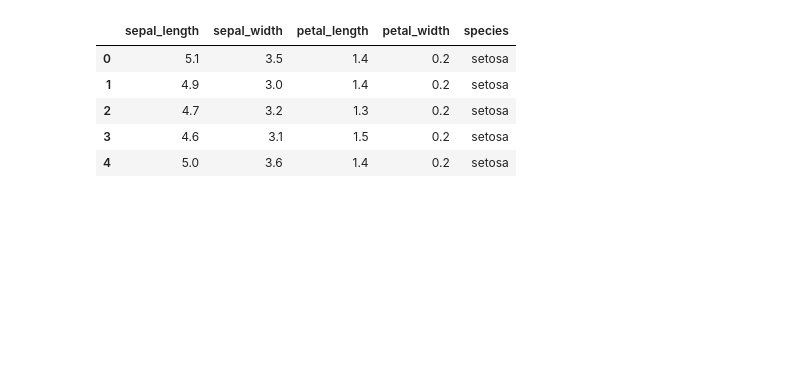
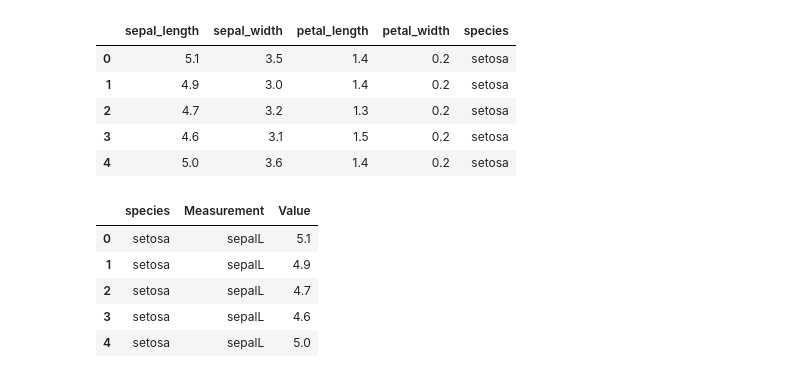
Before and after one commit to robkravec/sta-663-2021, a Jupyter notebook: notebooks/copies/exercises/S05_Exercises.ipynb, the cells around one changed output. Drawn from its saved outputs; the diff is of its cells as text; code cells hidden in the pictures; blank space fills up the shorter version.

```diff
--- a/notebooks/copies/exercises/S05_Exercises.ipynb
+++ b/notebooks/copies/exercises/S05_Exercises.ipynb
@@ -17,3 +20,16 @@ iris.head()
 | 2 | 4.7 | 3.2 | 1.3 | 0.2 | setosa |
 | 3 | 4.6 | 3.1 | 1.5 | 0.2 | setosa |
 | 4 | 5.0 | 3.6 | 1.4 | 0.2 | setosa |
+# %%
+# Melt dataframe, and rename Measurements to be shorter
+iris_melt = pd.melt(frame = iris, id_vars = 'species', var_name = "Measurement", value_name = "Value")
+iris_melt.Measurement = iris_melt.Measurement.str.replace(pat = '_length', repl = 'L')
+iris_melt.Measurement = iris_melt.Measurement.str.replace(pat = '_width', repl = 'W')
+iris_melt.head()
+# %% [output]
+|  | species | Measurement | Value |
+| 0 | setosa | sepalL | 5.1 |
+| 1 | setosa | sepalL | 4.9 |
+| 2 | setosa | sepalL | 4.7 |
+| 3 | setosa | sepalL | 4.6 |
+| 4 | setosa | sepalL | 5.0 |
```
Also changed, not shown: parts of 3 cells of this notebook, 1 other file.
